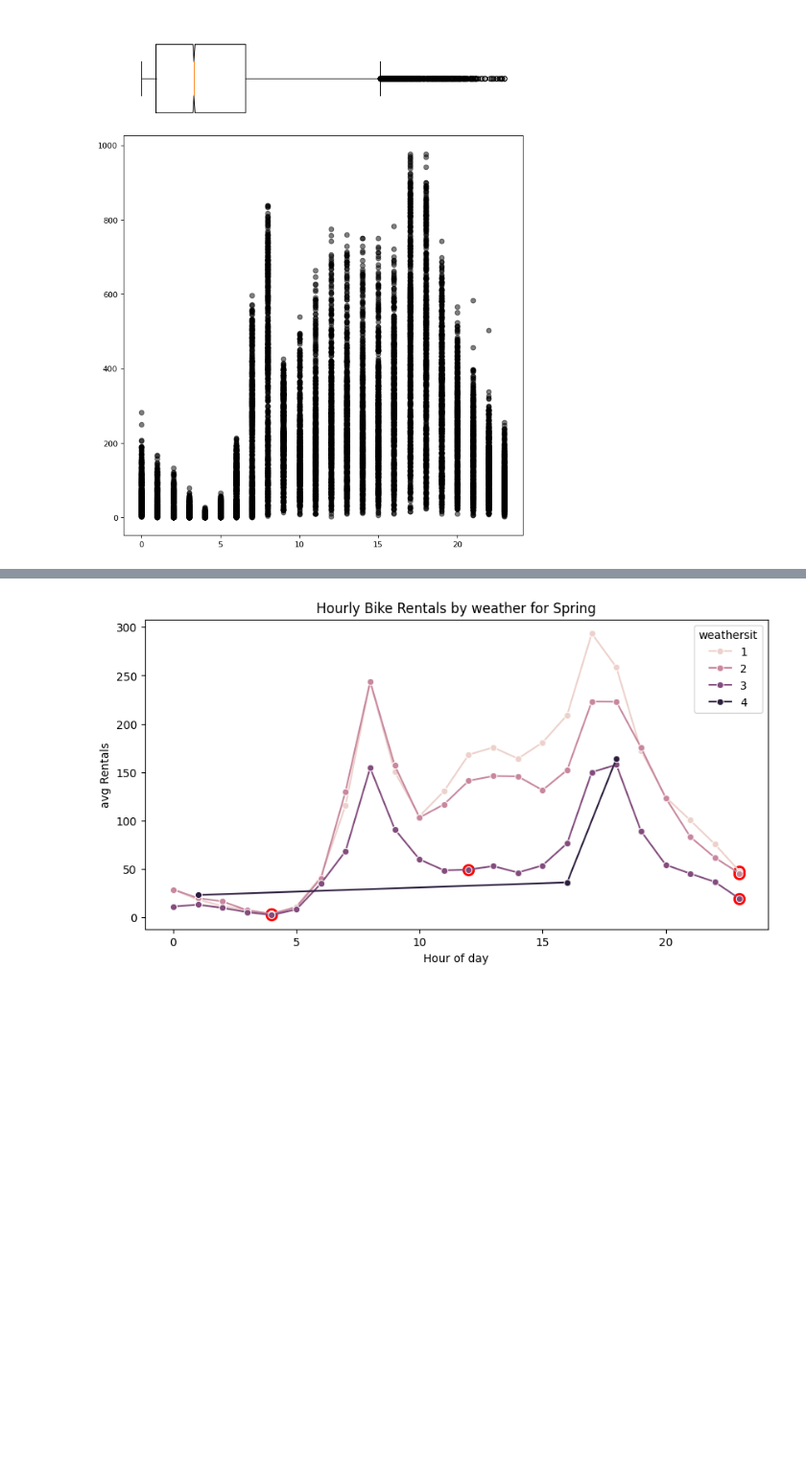
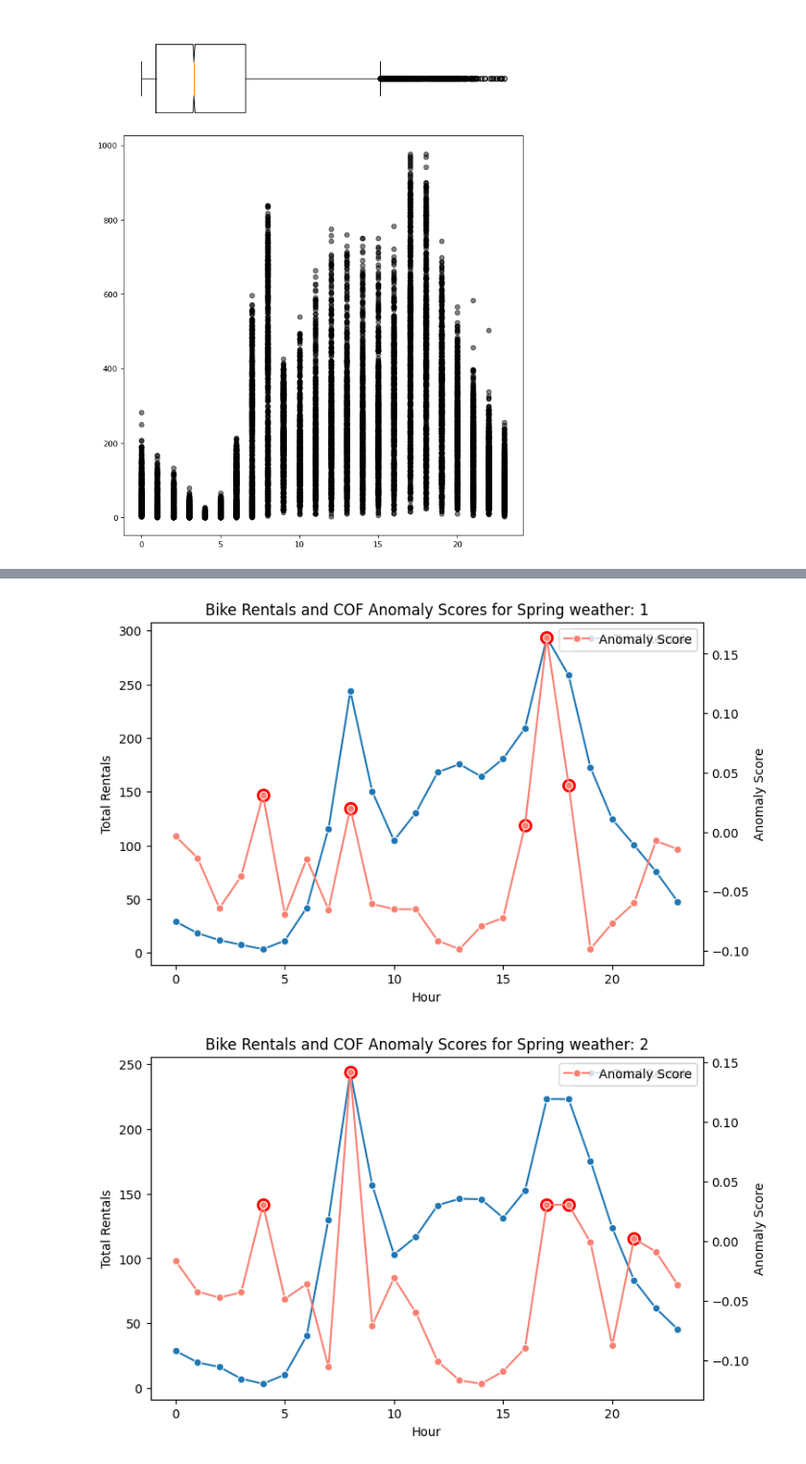
Before and after one commit to basudeo88/data_mining, a Jupyter notebook: analysis.ipynb, the cells around one changed output, grey strips where cells are left out. Shown at 96% size. Saved outputs shown, nothing was run; the diff lists cells and outputs as text; code cells hidden in the pictures; blank space fills up the shorter version.

```diff
--- a/analysis.ipynb
+++ b/analysis.ipynb
@@ -421,31 +471,35 @@ plt.show()
 # %%
-#Anomaly detection for month wise bike rentals
-spring_data = hour_data_update[hour_data_update['seasonName'] == 'Spring']
-hour_weather = spring_data.groupby(['hr', 'weathersit'])['cnt'].mean().reset_index()
+for season in hour_data_update['seasonName'].unique():
+    season_data = hour_data_update[hour_data_update['seasonName'] == season]
+    hour_weather = season_data.groupby(['hr', 'weathersit'])['cnt'].mean().reset_index()
 
-hour_weather['AnomalyLabel'] = 0
+    hour_weather['AnomalyLabel'] = 0
+    hour_weather['AnomalyScore'] = 0.0
 
-# 3 months with lowest bike rentals
-low_rent_threshold = 50
-for weather in hour_weather['weathersit'].unique():
-    subset = hour_weather[(hour_weather['weathersit'] == weather) & (hour_weather['cnt'] <= low_rent_threshold)]
+    for weather in hour_weather['weathersit'].unique():
+        subset = hour_weather[hour_weather['weathersit'] == weather].copy()
+        data_rentals = subset[['cnt']].values
 
-    if len(subset) > 0:
-        data_rentals = subset[['cnt']].values
-        X_std = standardizer(data_rentals)
+        data_std = standardizer(data_rentals)
+
+        #calculating min as one of the weathers dont have enough data or 4 neighbors
         clf = IForest(contamination=0.2, random_state=42)
-        clf.fit(X_std)
-        hour_weather.loc[subset.index, 'AnomalyLabel'] = clf.labels_
+        clf.fit(data_std)
+        subset["AnomalyLabel"] = clf.labels_
+        subset["AnomalyScore"] = clf.decision_scores_
 
-plt.figure(figsize=(10,5))
-sns.lineplot(data=hour_weather, x='hr', y='cnt', hue='weathersit', marker='o')
-# Anomaly detection plot
-anomaly = hour_weather[hour_weather['AnomalyLabel'] == 1]
-plt.scatter(anomaly['hr'], anomaly['cnt'], color='red', s=100, label='Anomaly')
+        fig, ax1 = plt.subplots(figsize=(8,5))
+        sns.lineplot(data=subset, x="hr", y="cnt", marker="o", label="Total Rentals", ax=ax1)
+        ax1.set_xlabel("Hour")
+        ax1.set_ylabel("Total Rentals")
+        ax2 = ax1.twinx()
+        ax2.set_ylabel("Anomaly Score")
+        anomaly = subset[subset["AnomalyLabel"] == 1]
+        sns.lineplot(data=subset, x="hr", y="AnomalyScore", marker="o", color="salmon", ax=ax2, label="Anomaly Score")
+        ax2.scatter(anomaly["hr"], anomaly["AnomalyScore"], color="red", s=100, label="Anomaly Score")
 
-plt.title("Hourly Bike Rentals by weather for Spring")
-plt.xlabel("Hour of day")
-plt.ylabel("avg Rentals")
-plt.show()
+        plt.title(f"Bike Rentals and COF Anomaly Scores for {season} weather: {weather}")
+        plt.show()
 # %% [output]
-[figure, old version]
+[figure, new version]
+[figure, added]
```
Also changed, not shown: parts of 7 cells of this notebook, 1 other file.
